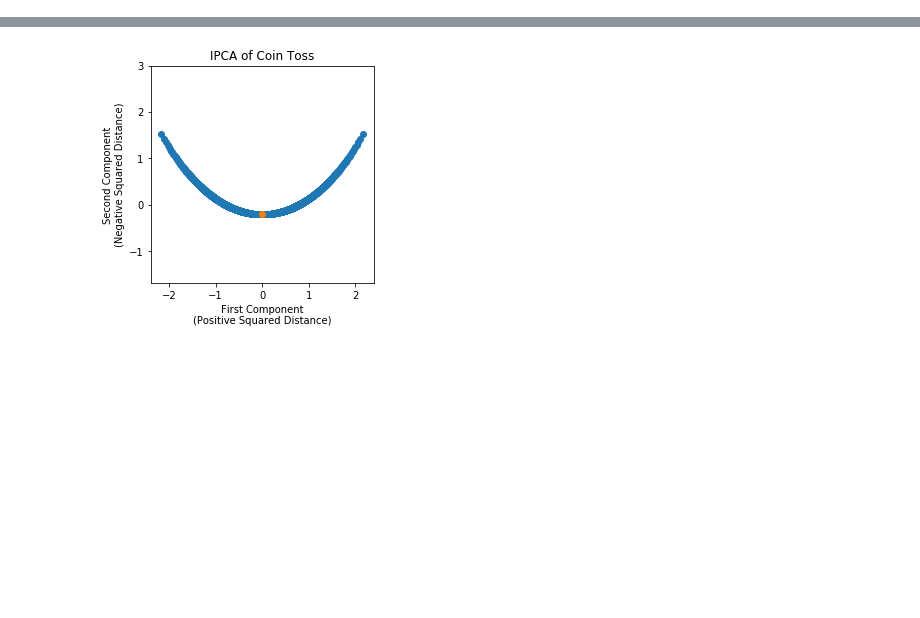
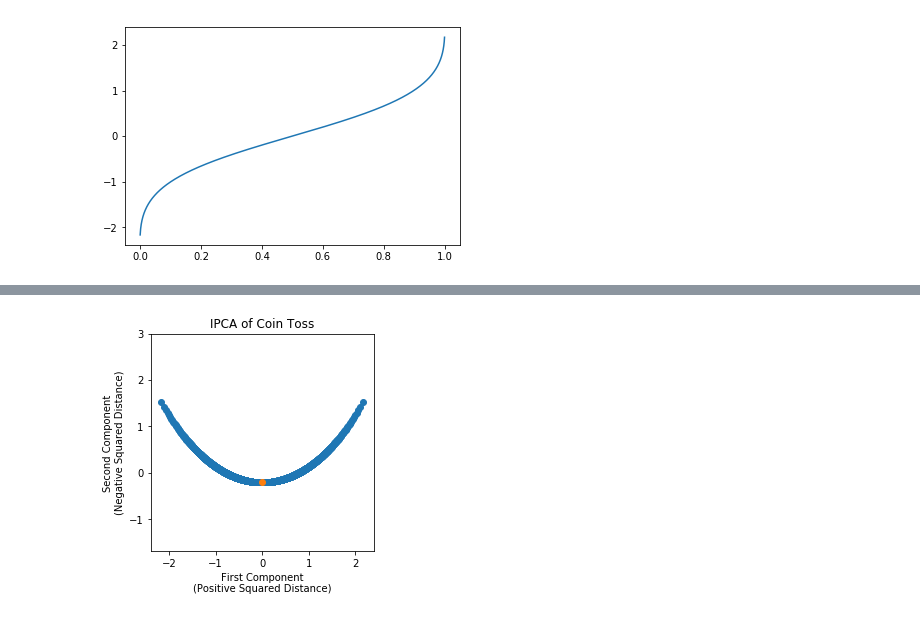
Before and after one commit to katnquinn/1Spin, a Jupyter notebook: Coin Toss-Copy1.ipynb, the cells around one changed output, grey strips where cells are left out. Cells and saved outputs as stored; diff of their text form; code cells hidden in the pictures; blank space fills up the shorter version.

```diff
--- a/Coin Toss-Copy1.ipynb
+++ b/Coin Toss-Copy1.ipynb
@@ -144,0 +155,5 @@ plt.show()
+# %%
+plt.plot(probs,proj[:,0])
+plt.show()
+# %% [output]
+[figure, added]
```
Also changed, not shown: parts of 7 cells of this notebook.
